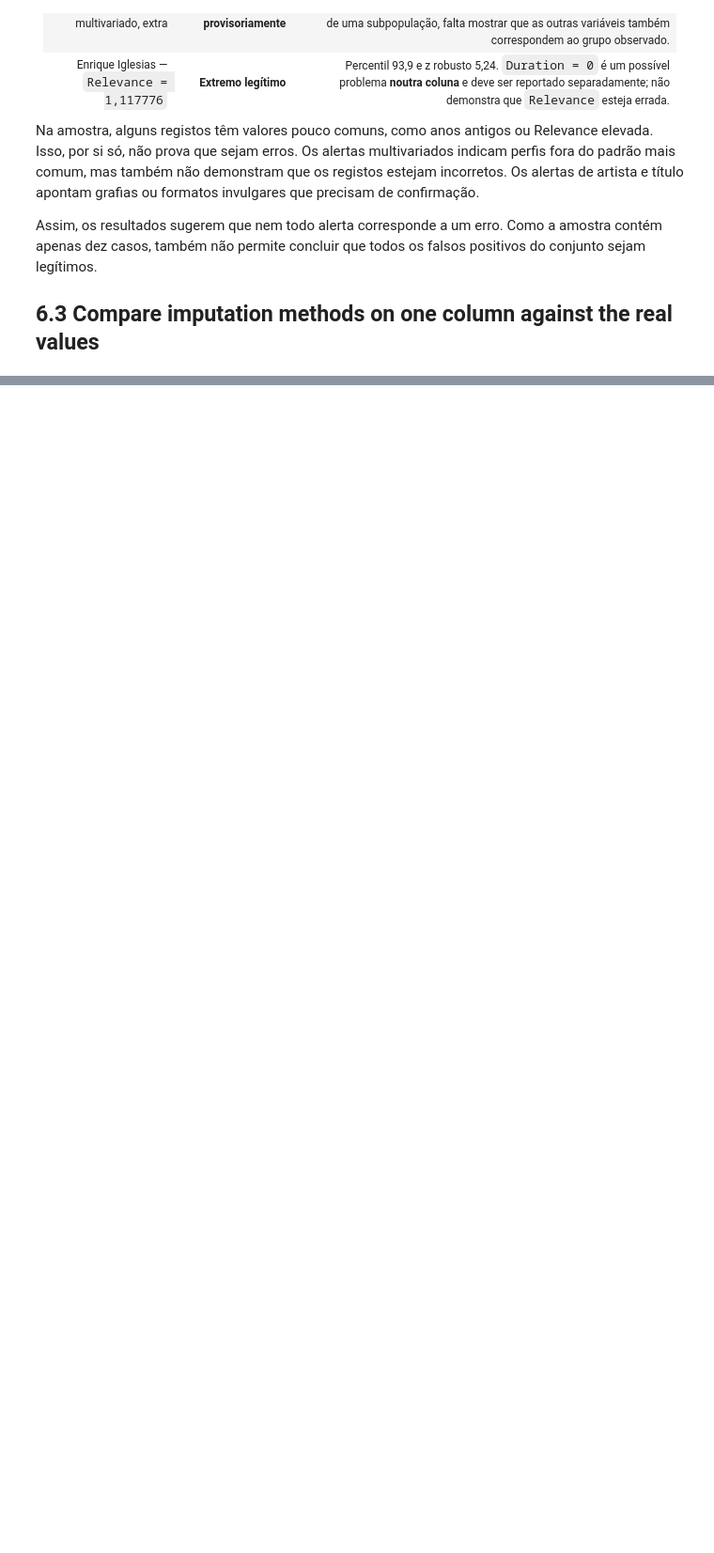
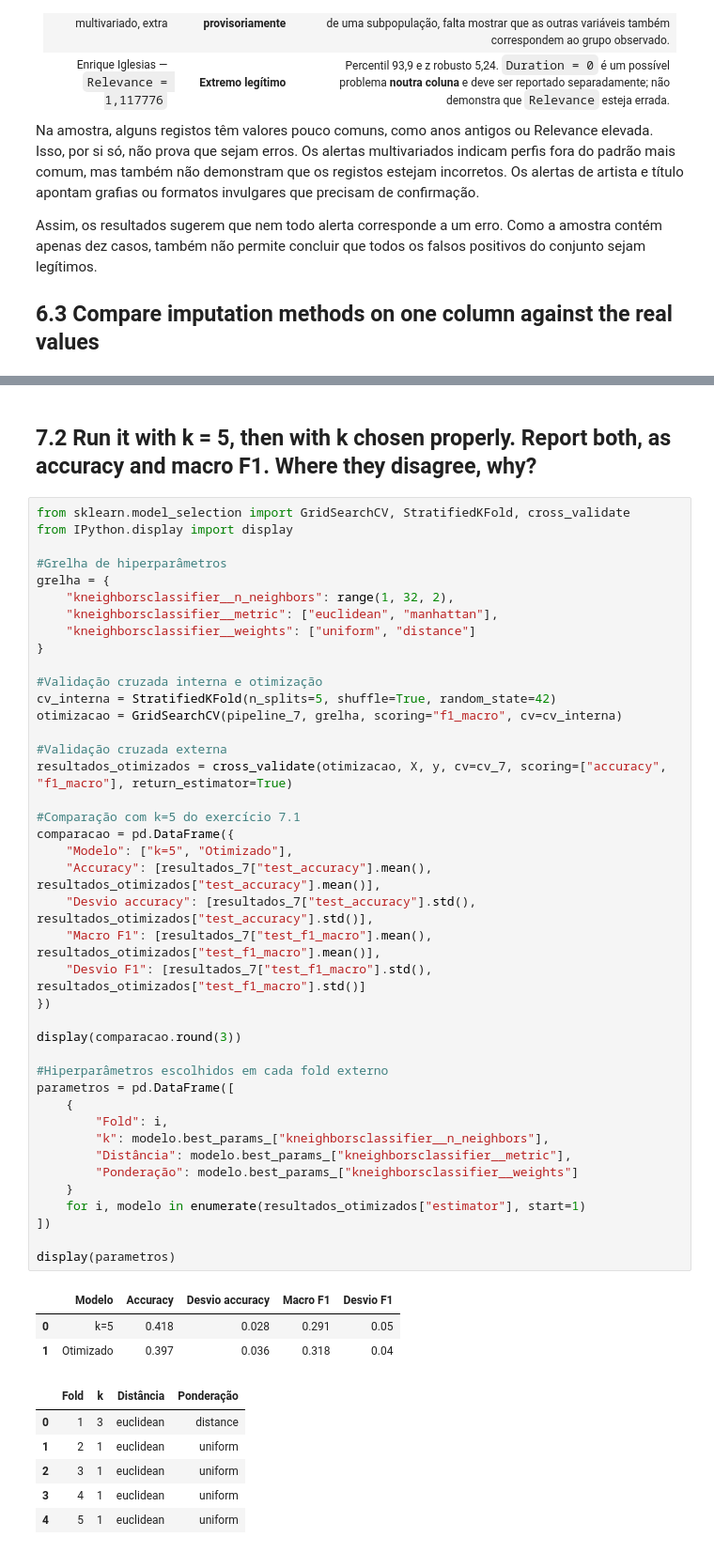
Before and after one commit to TomAintAround/MusicEmotionRecon, a Jupyter notebook: proj.ipynb, the cells around one changed output, grey strips where cells are left out. Shown at 94% size. Drawn from its saved outputs; the diff is of its cells as text; blank space fills up the shorter version.

```diff
--- a/proj.ipynb
+++ b/proj.ipynb
@@ -2849,0 +2330,53 @@ Assim, para as colunas sem ground truth, os detetores devem ser usados para iden
+# %% [markdown]
+## 7.2 Run it with k = 5, then with k chosen properly. Report both, as accuracy and macro F1. Where they disagree, why?
+# %%
+from sklearn.model_selection import GridSearchCV, StratifiedKFold, cross_validate
+from IPython.display import display
+
+#Grelha de hiperparâmetros
+grelha = {
+    "kneighborsclassifier__n_neighbors": range(1, 32, 2),
+    "kneighborsclassifier__metric": ["euclidean", "manhattan"],
+    "kneighborsclassifier__weights": ["uniform", "distance"]
+}
+
+#Validação cruzada interna e otimização
+cv_interna = StratifiedKFold(n_splits=5, shuffle=True, random_state=42)
+otimizacao = GridSearchCV(pipeline_7, grelha, scoring="f1_macro", cv=cv_interna)
+
+#Validação cruzada externa
+resultados_otimizados = cross_validate(otimizacao, X, y, cv=cv_7, scoring=["accuracy", "f1_macro"], return_estimator=True)
+
+#Comparação com k=5 do exercício 7.1
+comparacao = pd.DataFrame({
+    "Modelo": ["k=5", "Otimizado"],
+    "Accuracy": [resultados_7["test_accuracy"].mean(), resultados_otimizados["test_accuracy"].mean()],
+    "Desvio accuracy": [resultados_7["test_accuracy"].std(), resultados_otimizados["test_accuracy"].std()],
+    "Macro F1": [resultados_7["test_f1_macro"].mean(), resultados_otimizados["test_f1_macro"].mean()],
+    "Desvio F1": [resultados_7["test_f1_macro"].std(), resultados_otimizados["test_f1_macro"].std()]
+})
+
+display(comparacao.round(3))
+
+#Hiperparâmetros escolhidos em cada fold externo
+parametros = pd.DataFrame([
+    {
+        "Fold": i,
+        "k": modelo.best_params_["kneighborsclassifier__n_neighbors"],
+        "Distância": modelo.best_params_["kneighborsclassifier__metric"],
+        "Ponderação": modelo.best_params_["kneighborsclassifier__weights"]
+    }
+    for i, modelo in enumerate(resultados_otimizados["estimator"], start=1)
+])
+
+display(parametros)
+# %% [output]
+|  | Modelo | Accuracy | Desvio accuracy | Macro F1 | Desvio F1 |
+| 0 | k=5 | 0.418 | 0.028 | 0.291 | 0.05 |
+| 1 | Otimizado | 0.397 | 0.036 | 0.318 | 0.04 |
+|  | Fold | k | Distância | Ponderação |
+| 0 | 1 | 3 | euclidean | distance |
+| 1 | 2 | 1 | euclidean | uniform |
+| 2 | 3 | 1 | euclidean | uniform |
+| 3 | 4 | 1 | euclidean | uniform |
+| 4 | 5 | 1 | euclidean | uniform |
```
Also changed, not shown: parts of 45 cells of this notebook, 1 other file.
